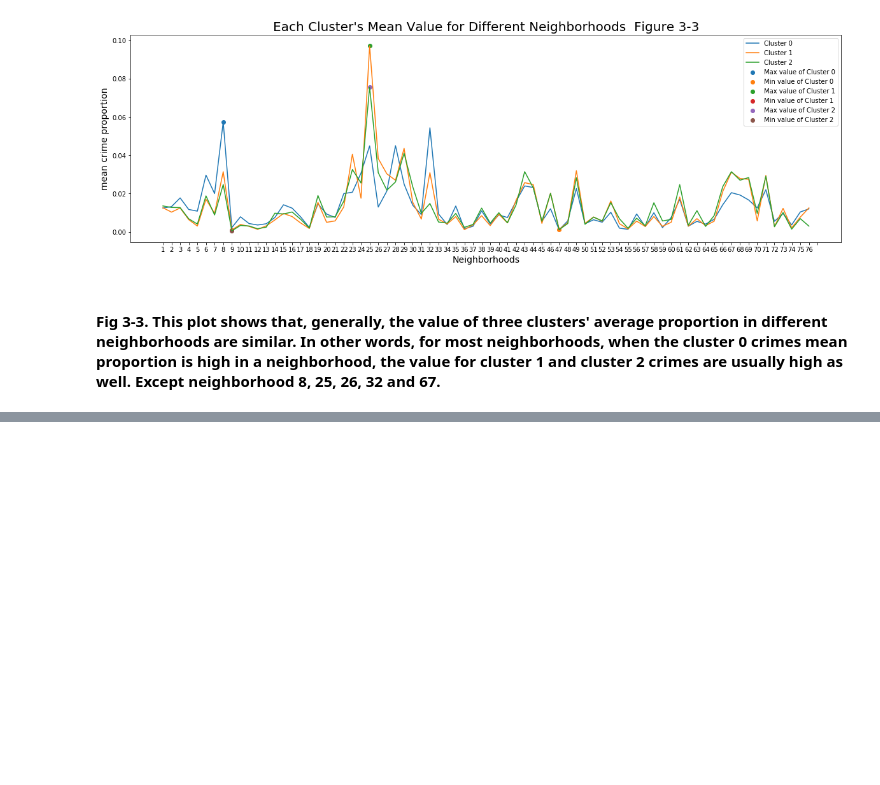
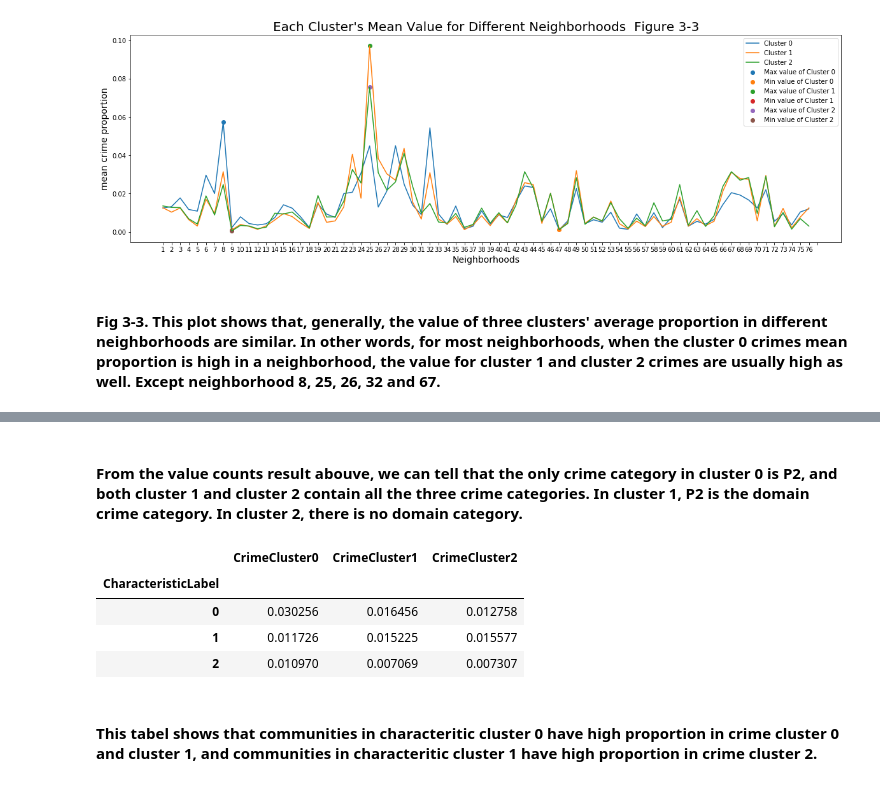
Before and after one commit to Mingyi1995/machine_learning_for_cities, a Jupyter notebook: HW3/MLC HW 3.ipynb, the cells around one changed output, grey strips where cells are left out. Cells and saved outputs as stored; diff of their text form; code cells hidden in the pictures; blank space fills up the shorter version.

```diff
--- a/HW3/MLC HW 3.ipynb
+++ b/HW3/MLC HW 3.ipynb
@@ -283 +339,3 @@ Text(0.5, 1.0, "Each Cluster's Mean Value for Different Neighborhoods  Figure 3-
+# %% [markdown]
+#### From the value counts result abouve, we can tell that the only crime category in cluster 0 is P2, and both cluster 1 and cluster 2 contain all the three crime categories. In cluster 1, P2 is the domain crime category. In cluster 2, there is no domain category.
 # %%
@@ -286,3 +344,14 @@ data4=pd.read_csv("HW3Q3_2.csv")
 X = np.array(data4[data4.columns[4:12]])
 kmeans = KMeans(n_clusters=3, random_state=42).fit(X)
 data4['CharacteristicLabel'] = kmeans.labels_
+# %%
+Crime_Chara = CommunityCrime[['CrimeCluster0','CrimeCluster1','CrimeCluster2','CharacteristicLabel']]
+Crime_Chara.groupby(['CharacteristicLabel']).mean()
+# %% [output]
+|  | CrimeCluster0 | CrimeCluster1 | CrimeCluster2 |
+| CharacteristicLabel |  |  |  |
+| 0 | 0.030256 | 0.016456 | 0.012758 |
+| 1 | 0.011726 | 0.015225 | 0.015577 |
+| 2 | 0.010970 | 0.007069 | 0.007307 |
+# %% [markdown]
+#### This tabel shows that communities in characteritic cluster 0 have high proportion in crime cluster 0 and cluster 1, and communities in characteritic cluster 1 have high proportion in crime cluster 2.
```
Also changed, not shown: parts of 39 cells of this notebook.
